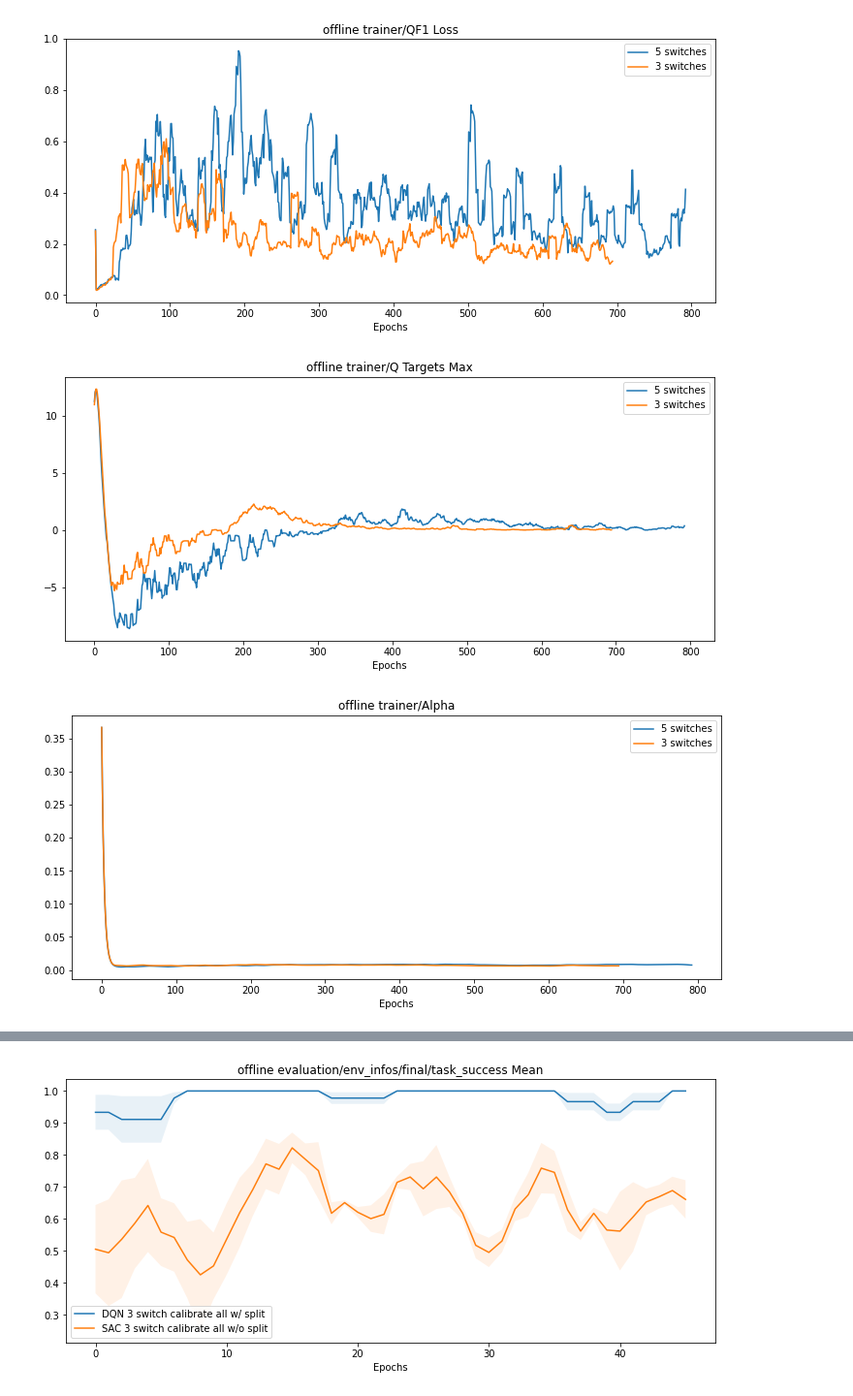
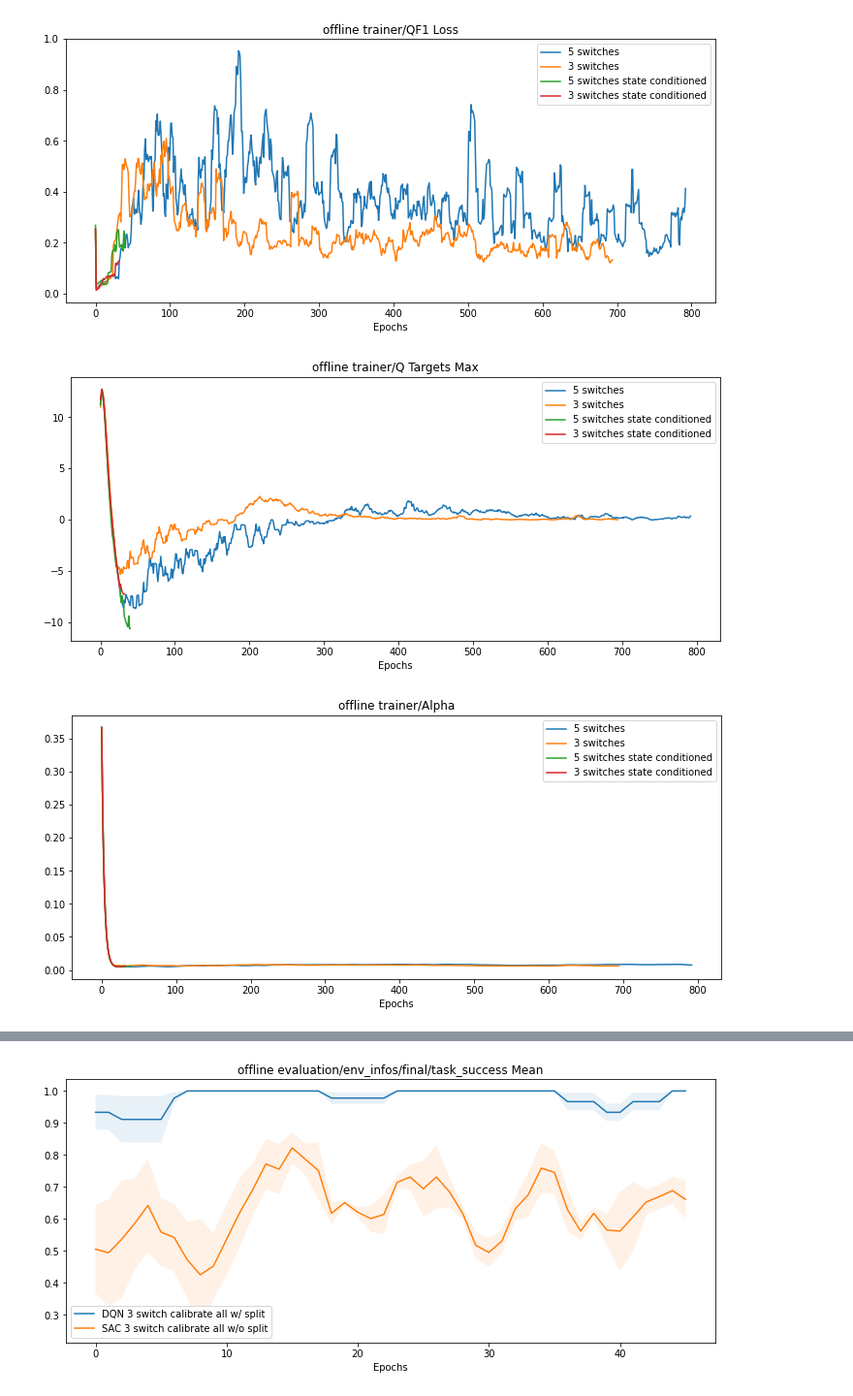
Before and after one commit to 00schen/CursorControl, a Jupyter notebook: image/plots.ipynb, the cells around one changed output, grey strips where cells are left out. Shown at 97% size. Saved outputs shown, nothing was run; the diff lists cells and outputs as text; code cells hidden in the pictures.

```diff
--- a/image/plots.ipynb
+++ b/image/plots.ipynb
@@ -160,10 +164,13 @@ for df in dfs:
 i0 = [0], '5 switches'
 i1 = [1], '3 switches'
 
+i2 = [2], '5 switches state conditioned'
+i3 = [3], '3 switches state conditioned'
+
 metrics = ['exploration/env_infos/final/task_success Mean', 'exploration/path length Mean', 'trainer/Policy Loss', 'trainer/KL Loss',
            'trainer/QF1 Loss', 'trainer/Q Targets Max', 'trainer/Alpha', 'exploration/Average Returns']
 
-index_sets = [i0, i1]
+index_sets = [i0, i1, i2, i3]
 window = 10
 plot(dfs, metrics)
 # %% [output]
@@ -174,3 +181,3 @@ plot(dfs, metrics)
-[figure, old version]
+[figure, new version]
-[figure, old version]
+[figure, new version]
-[figure, old version]
+[figure, new version]
```
Also changed, not shown: parts of 2 cells of this notebook, 2 other files.
